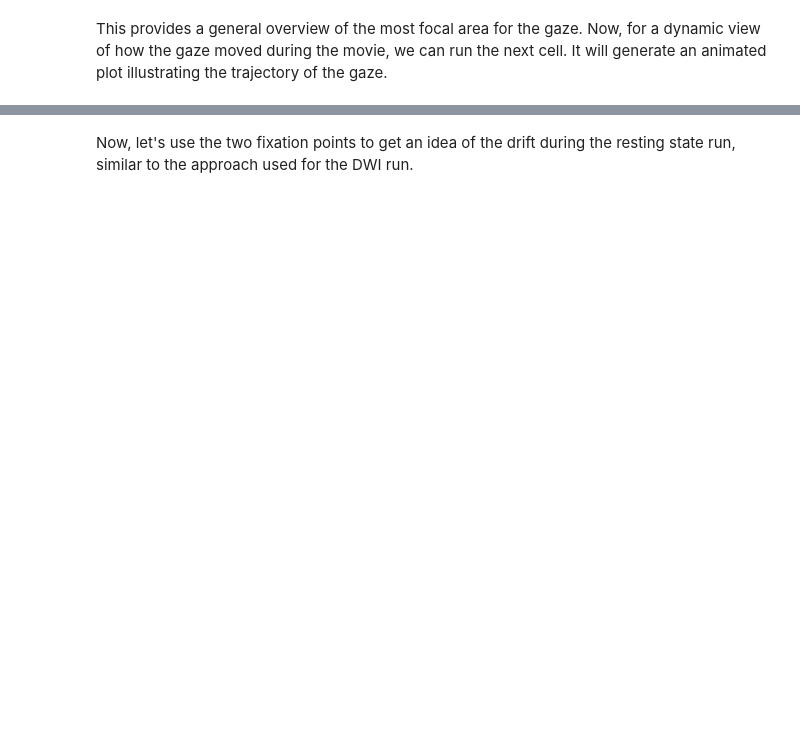
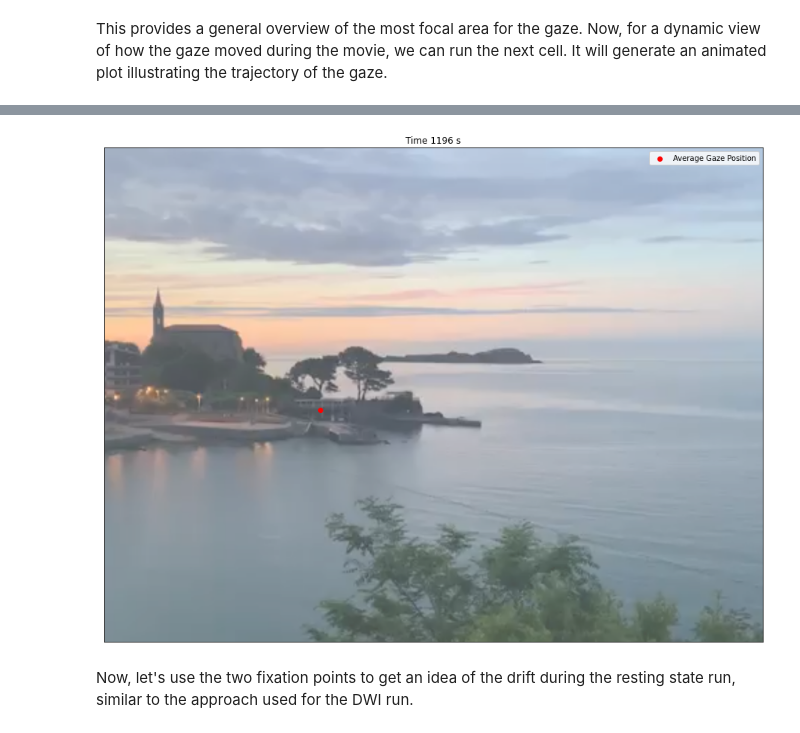
Before and after one commit to oesteban/hcph-sops, a Jupyter notebook: code/eyetracking/visualizing-and-qc-eyetrack-data.ipynb, the cells around one changed output, grey strips where cells are left out. Cells and saved outputs as stored; diff of their text form; code cells hidden in the pictures; blank space fills up the shorter version.

```diff
--- a/code/eyetracking/visualizing-and-qc-eyetrack-data.ipynb
+++ b/code/eyetracking/visualizing-and-qc-eyetrack-data.ipynb
@@ -177,7 +291,9 @@ data_second_fixation = et_dwi.recording[
 # %% [markdown]
 We can now create an animation that displays the heatmap of the coordinates during those two fixation points.
 # %%
-fig, ax = plt.subplots(figsize=(8, 6))
+HEATMAP_ANIMATION_FIGURE_SIZE = (13, 13 * size[1] / size[0])
+
+fig, ax = plt.subplots(figsize=HEATMAP_ANIMATION_FIGURE_SIZE, layout="tight")
 
 
 def update(frame):
@@ -185,17 +301,17 @@ def update(frame):
         return plot.plot_heatmap_coordinate(
             data_first_fixation, ax=ax, density=False, screen_size=size
         )
-    else:
-        return plot.plot_heatmap_coordinate(
-            data_second_fixation, ax=ax, density=False, screen_size=size
-        )
+
+    return plot.plot_heatmap_coordinate(
+        data_second_fixation, ax=ax, density=False, screen_size=size
+    )
 
 
 num_frames = 2
 anim = animation.FuncAnimation(
     fig, update, frames=num_frames, interval=2000, repeat=True, blit=False
-)
+);
 
-plt.close('all')
-plt.clf()
+plt.close('all');
+plt.clf();
 HTML(anim.to_html5_video())
@@ -282,9 +431,7 @@ for i in range(len(logged_messages)):
 # %% [markdown]
 Now we can plot the heatmap of the gaze coordinates for each of the subtasks.
 # %%
-fig, ax = plt.subplots(figsize=(4, 3))
-
-size = (800, 600)
+fig, ax = plt.subplots(figsize=HEATMAP_ANIMATION_FIGURE_SIZE, layout="tight");
 
 def update(frame):
     ax.clear()
@@ -308,7 +455,8 @@ num_frames = len(subtask_dataframes)
 
 anim = animation.FuncAnimation(
     fig, update, frames=num_frames, interval=1000, repeat=True, blit=False
-)
-plt.close("all")
-plt.clf()
+);
+plt.close("all");
+plt.clf();
+
 HTML(anim.to_html5_video())
@@ -362,7 +515,8 @@ plot.plot_heatmap_coordinate(
 # %% [markdown]
 This provides a general overview of the most focal area for the gaze. Now, for a dynamic view of how the gaze moved during the movie, we can run the next cell. It will generate an animated plot illustrating the trajectory of the gaze.
 # %%
-plt.ioff()
+plt.ioff();
+
 def update(frame, timestamps_per_frame, background_image):
     start_idx = frame * timestamps_per_frame
     end_idx = (frame + 1) * timestamps_per_frame
@@ -396,7 +550,7 @@ def update(frame, timestamps_per_frame, background_image):
     plt.yticks([], [])
 
 
-fig, ax = plt.subplots(figsize=(8, 6))
+fig, ax = plt.subplots(figsize=HEATMAP_ANIMATION_FIGURE_SIZE, layout="tight")
 
 
 timestamps_per_frame = 4000
@@ -409,4 +563,6 @@ anim = animation.FuncAnimation(
     blit=False,
     fargs=(timestamps_per_frame, background_image),
 )
+
 HTML(anim.to_html5_video())
+# %% [output]
@@ -413,3 +570,4 @@ HTML(anim.to_html5_video())
+[figure, added]
 # %% [markdown]
 Now, let's use the two fixation points to get an idea of the drift during the resting state run, similar to the approach used for the DWI run.
 # %%
```
Also changed, not shown: parts of 49 cells of this notebook.
